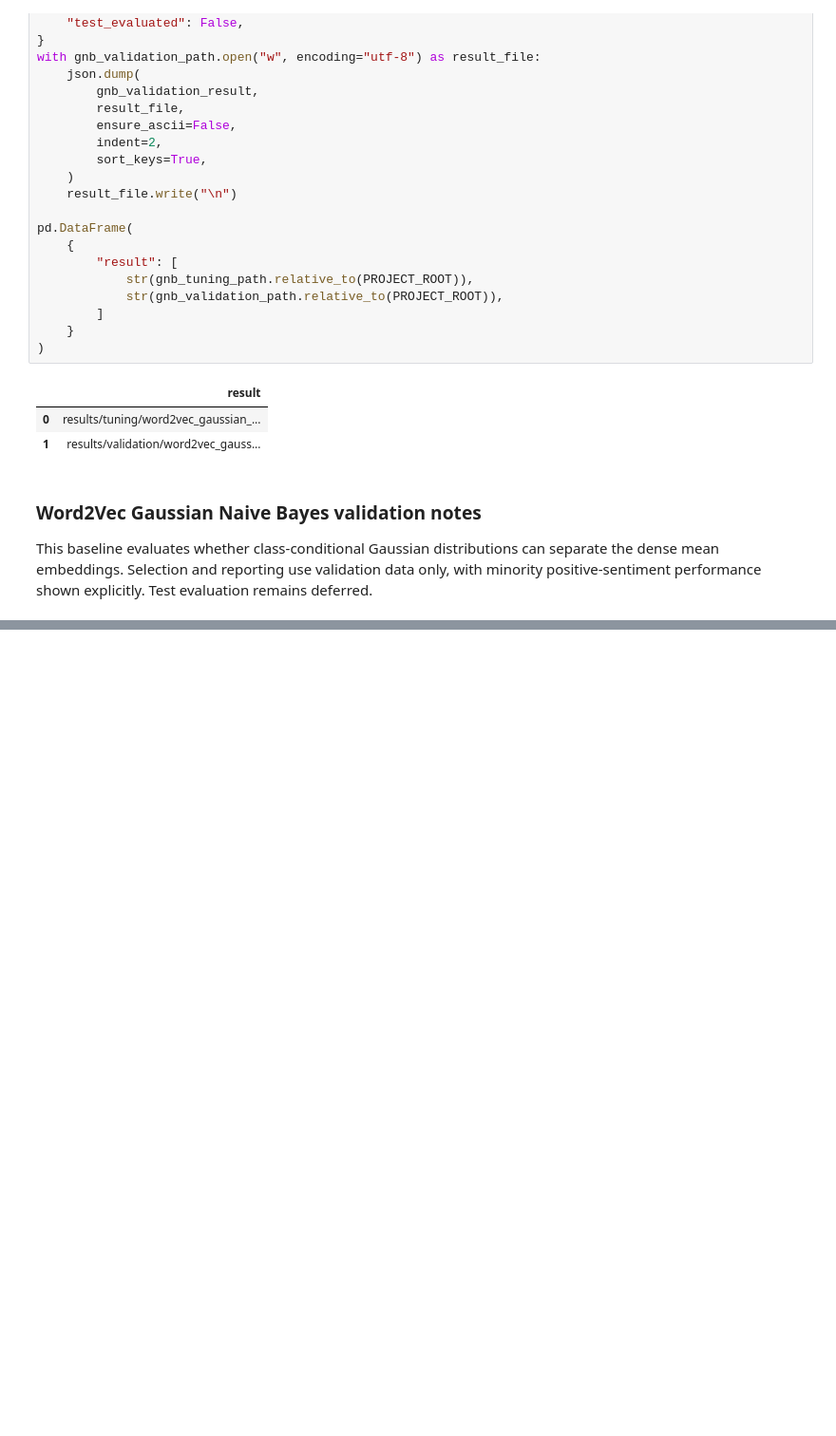
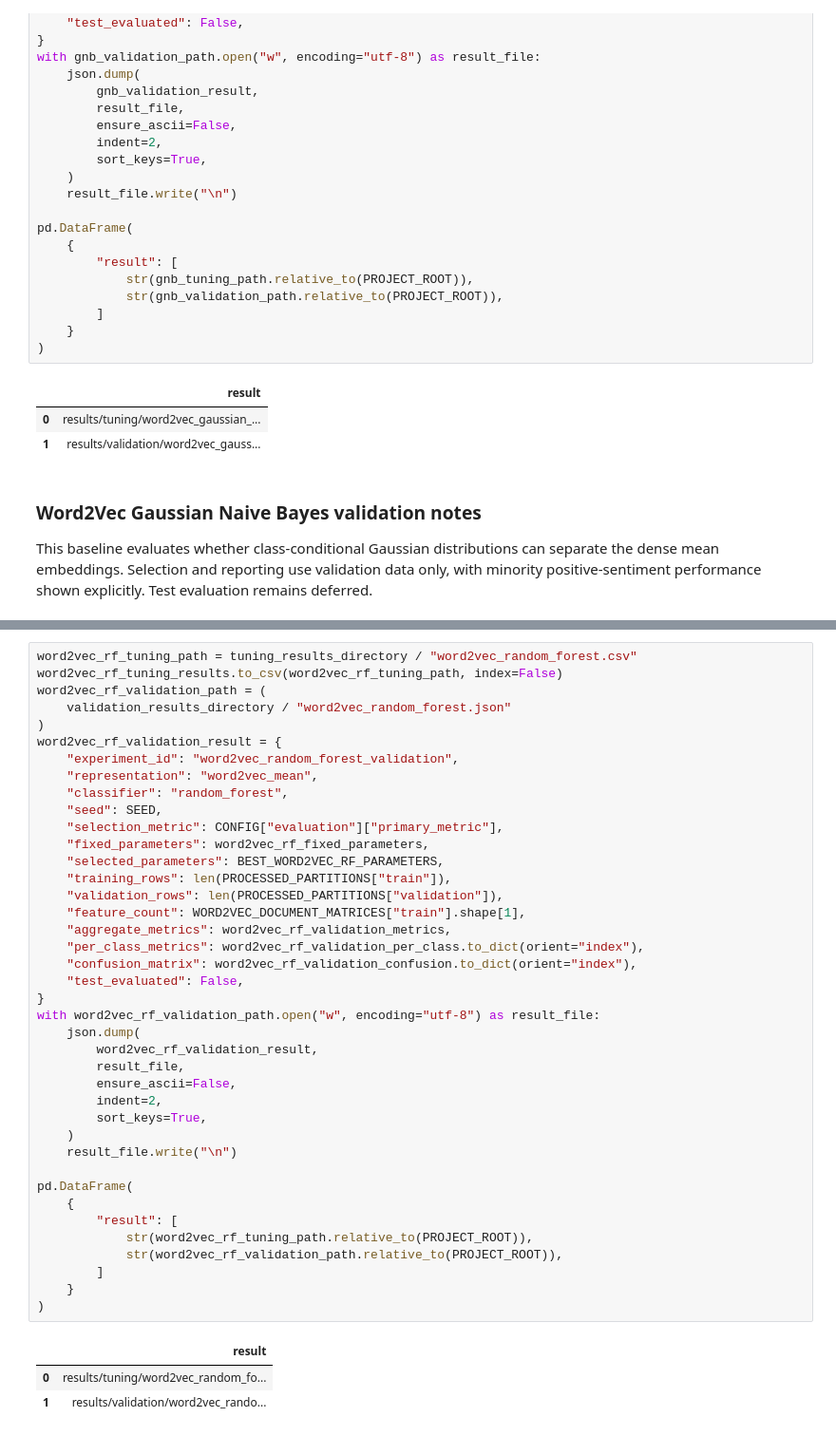
Before and after one commit to iAboud98/arabic-sentiment-analysis, a Jupyter notebook: notebooks/arabic_sentiment_analysis.ipynb, the cells around one changed output, grey strips where cells are left out. Shown at 95% size. Drawn from its saved outputs; the diff is of its cells as text; blank space fills up the shorter version.

```diff
--- a/notebooks/arabic_sentiment_analysis.ipynb
+++ b/notebooks/arabic_sentiment_analysis.ipynb
@@ -2039,0 +2157,44 @@ This baseline evaluates whether class-conditional Gaussian distributions can sep
+# %%
+word2vec_rf_tuning_path = tuning_results_directory / "word2vec_random_forest.csv"
+word2vec_rf_tuning_results.to_csv(word2vec_rf_tuning_path, index=False)
+word2vec_rf_validation_path = (
+    validation_results_directory / "word2vec_random_forest.json"
+)
+word2vec_rf_validation_result = {
+    "experiment_id": "word2vec_random_forest_validation",
+    "representation": "word2vec_mean",
+    "classifier": "random_forest",
+    "seed": SEED,
+    "selection_metric": CONFIG["evaluation"]["primary_metric"],
+    "fixed_parameters": word2vec_rf_fixed_parameters,
+    "selected_parameters": BEST_WORD2VEC_RF_PARAMETERS,
+    "training_rows": len(PROCESSED_PARTITIONS["train"]),
+    "validation_rows": len(PROCESSED_PARTITIONS["validation"]),
+    "feature_count": WORD2VEC_DOCUMENT_MATRICES["train"].shape[1],
+    "aggregate_metrics": word2vec_rf_validation_metrics,
+    "per_class_metrics": word2vec_rf_validation_per_class.to_dict(orient="index"),
+    "confusion_matrix": word2vec_rf_validation_confusion.to_dict(orient="index"),
+    "test_evaluated": False,
+}
+with word2vec_rf_validation_path.open("w", encoding="utf-8") as result_file:
+    json.dump(
+        word2vec_rf_validation_result,
+        result_file,
+        ensure_ascii=False,
+        indent=2,
+        sort_keys=True,
+    )
+    result_file.write("\n")
+
+pd.DataFrame(
+    {
+        "result": [
+            str(word2vec_rf_tuning_path.relative_to(PROJECT_ROOT)),
+            str(word2vec_rf_validation_path.relative_to(PROJECT_ROOT)),
+        ]
+    }
+)
+# %% [output]
+|  | result |
+| 0 | results/tuning/word2vec_random_fo... |
+| 1 | results/validation/word2vec_rando... |
```
Also changed, not shown: parts of 4 cells of this notebook, 2 other files.
